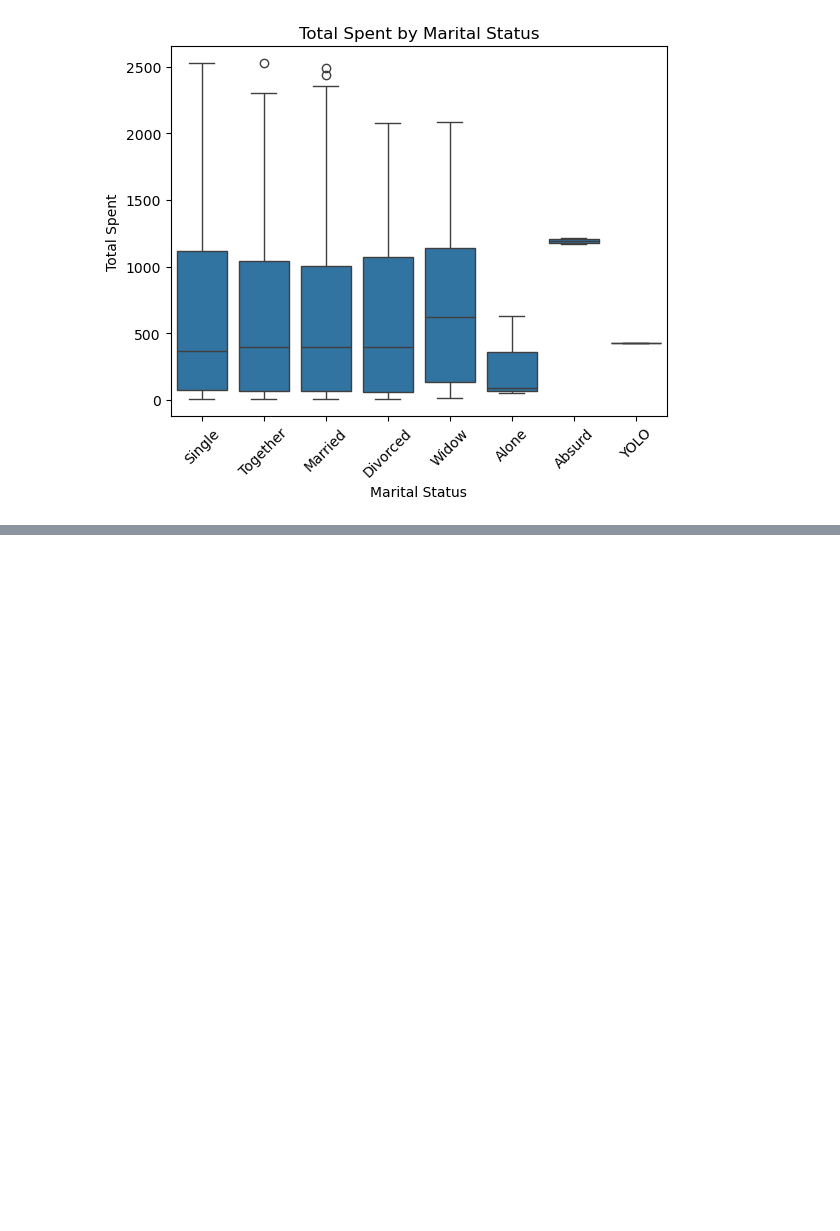
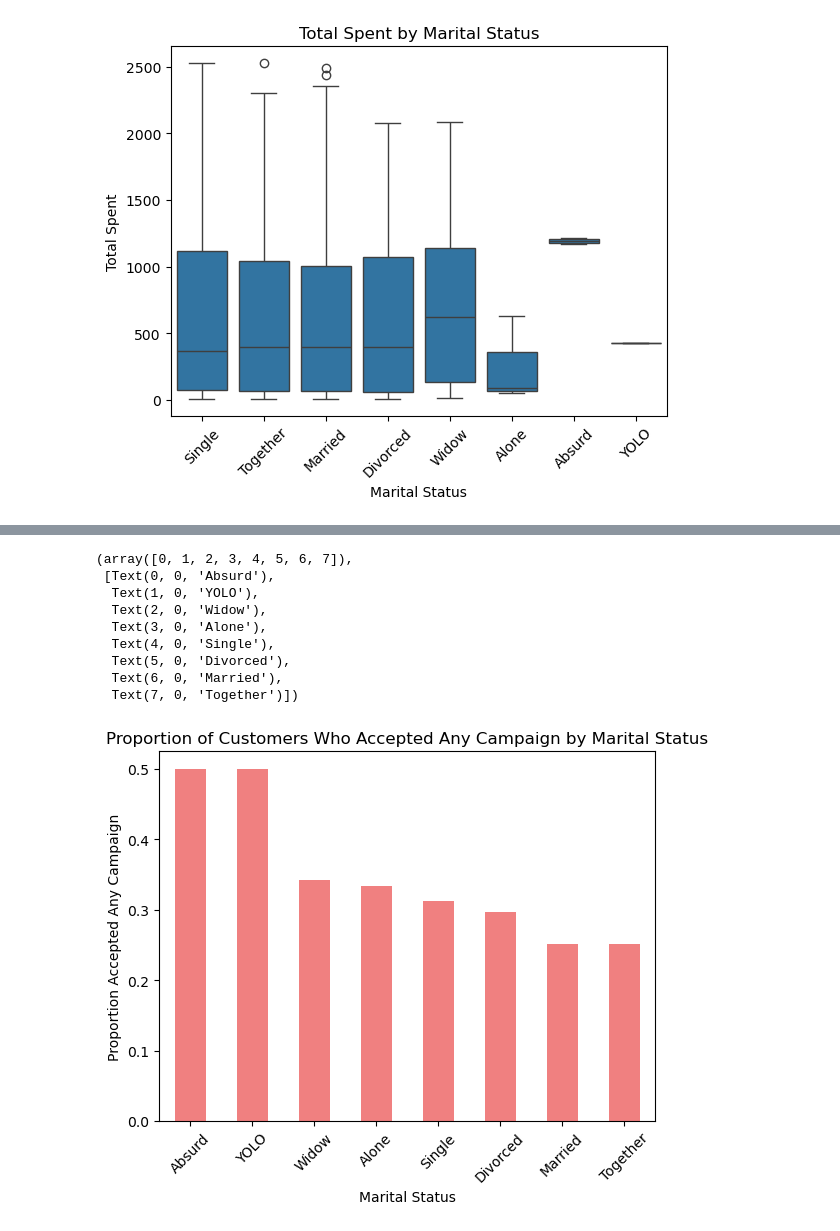
Before and after one commit to La-Chouette/Customer_Segmentation_Project, a Jupyter notebook: customer_segmentation.ipynb, the cells around one changed output, grey strips where cells are left out. Saved outputs shown, nothing was run; the diff lists cells and outputs as text; code cells hidden in the pictures; blank space fills up the shorter version.

```diff
--- a/customer_segmentation.ipynb
+++ b/customer_segmentation.ipynb
@@ -218,0 +270,2 @@ Text(0, 0.5, 'Total Spent')
+# %%
+df["AcceptedAny"]= df[["AcceptedCmp1", "AcceptedCmp2", "AcceptedCmp3", "AcceptedCmp4", "AcceptedCmp5","Response"]].sum(axis=1)
@@ -218,0 +276,2 @@ Text(0, 0.5, 'Total Spent')
+# %%
+df["AcceptedAny"] = df["AcceptedAny"].apply(lambda x: 1 if x > 0 else 0)
@@ -218,0 +282,2 @@ Text(0, 0.5, 'Total Spent')
+# %%
+group2 = df.groupby("Marital_Status")["AcceptedAny"].mean().sort_values(ascending=False)
@@ -218,0 +297,17 @@ Text(0, 0.5, 'Total Spent')
+# %%
+group2.plot(kind="bar", color="lightcoral")
+plt.title("Proportion of Customers Who Accepted Any Campaign by Marital Status")
+plt.xlabel("Marital Status")
+plt.ylabel("Proportion Accepted Any Campaign")
+plt.xticks(rotation=45)
+# %% [output]
+(array([0, 1, 2, 3, 4, 5, 6, 7]),
+ [Text(0, 0, 'Absurd'),
+  Text(1, 0, 'YOLO'),
+  Text(2, 0, 'Widow'),
+  Text(3, 0, 'Alone'),
+  Text(4, 0, 'Single'),
+  Text(5, 0, 'Divorced'),
+  Text(6, 0, 'Married'),
+  Text(7, 0, 'Together')])
+[figure, added]
```
Also changed, not shown: parts of 15 cells of this notebook.
